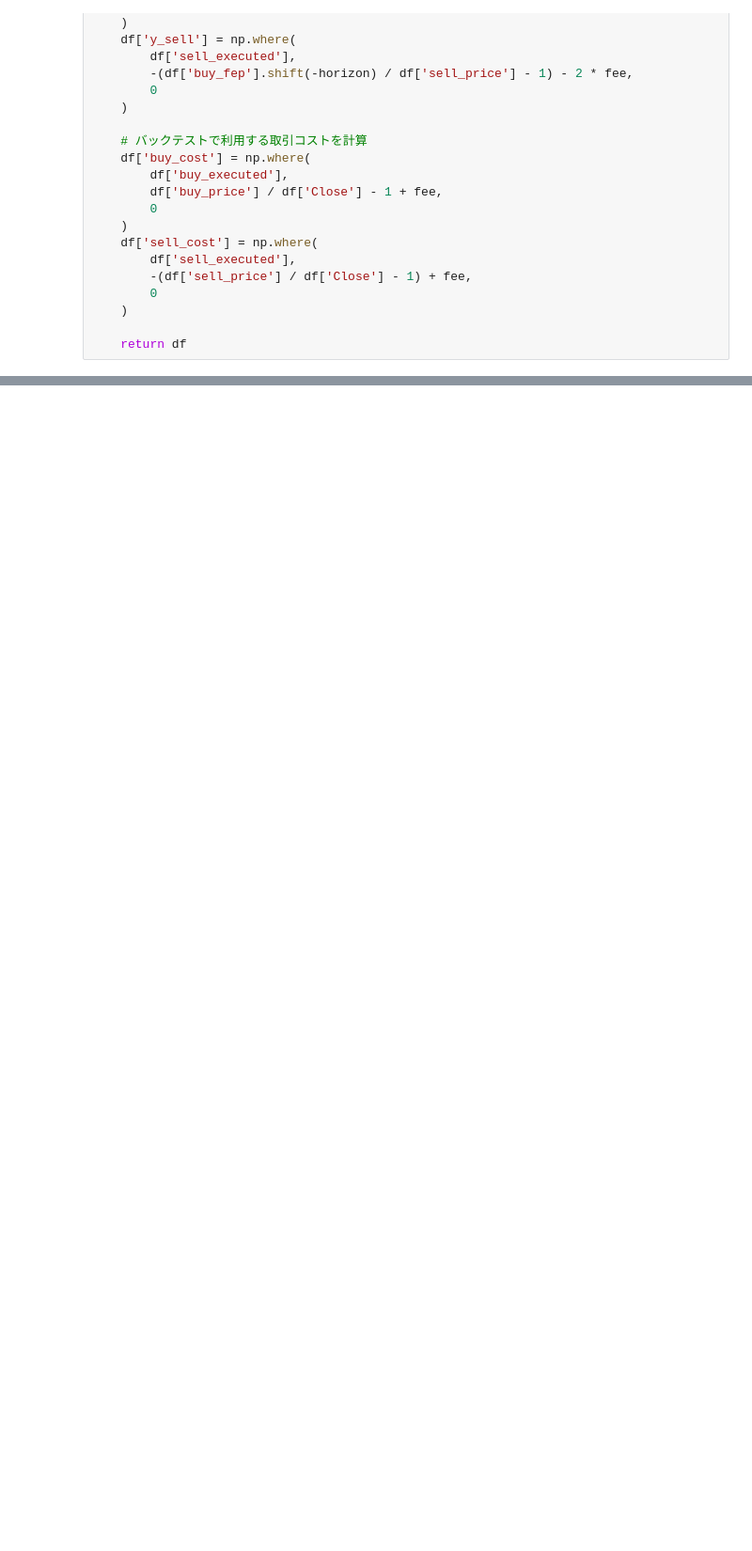
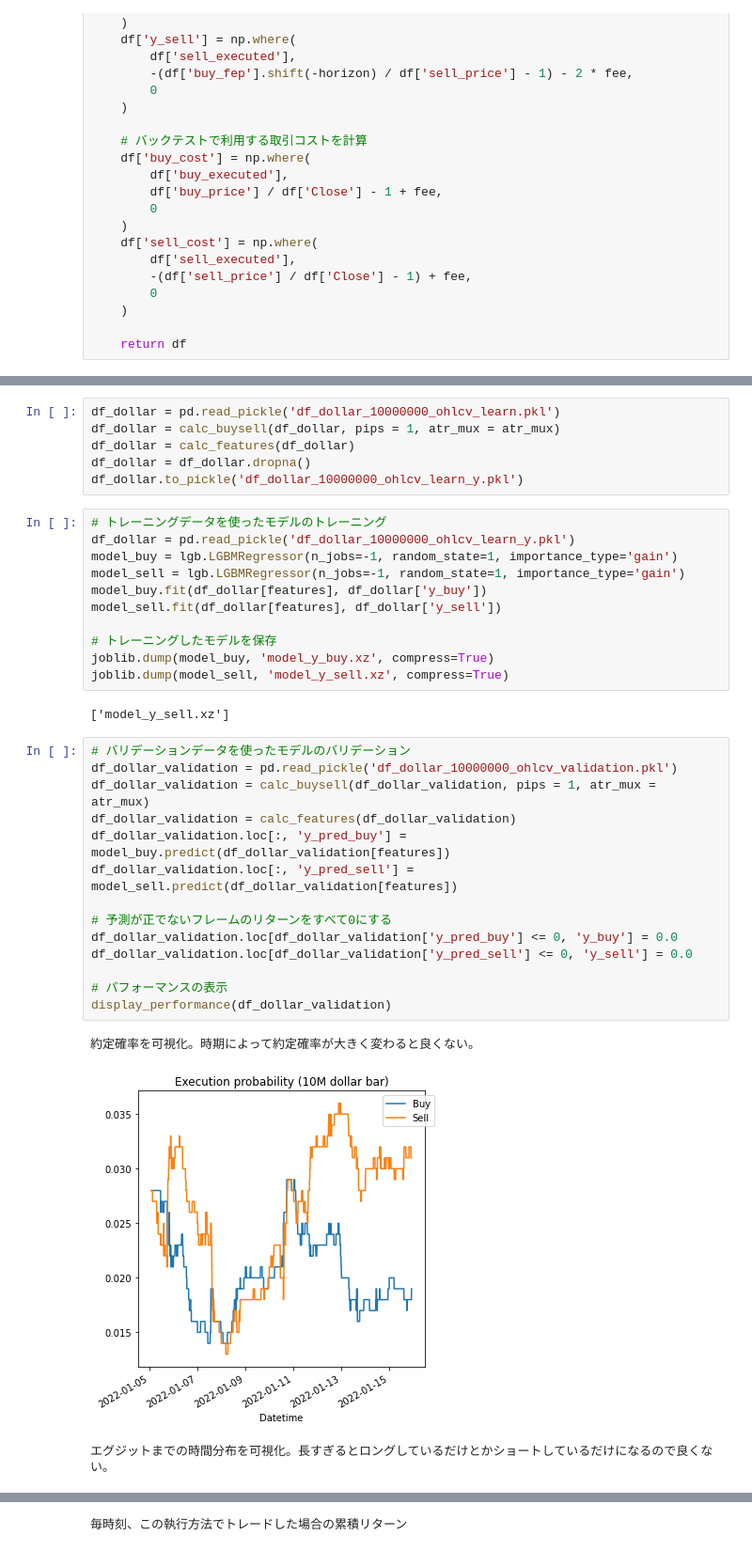
Before and after one commit to WannabeBotter/crypto_misc_jupyter, a Jupyter notebook: richman_dollarbar/richman_dollarbar.ipynb, the cells around one changed output, grey strips where cells are left out. Shown at 94% size. Drawn from its saved outputs; the diff is of its cells as text; blank space fills up the shorter version.

```diff
--- a/richman_dollarbar/richman_dollarbar.ipynb
+++ b/richman_dollarbar/richman_dollarbar.ipynb
@@ -427,0 +462,37 @@ Name: y_sell, dtype: float64
+# %%
+df_dollar = pd.read_pickle('df_dollar_10000000_ohlcv_learn.pkl')
+df_dollar = calc_buysell(df_dollar, pips = 1, atr_mux = atr_mux)
+df_dollar = calc_features(df_dollar)
+df_dollar = df_dollar.dropna()
+df_dollar.to_pickle('df_dollar_10000000_ohlcv_learn_y.pkl')
+# %%
+# トレーニングデータを使ったモデルのトレーニング
+df_dollar = pd.read_pickle('df_dollar_10000000_ohlcv_learn_y.pkl')
+model_buy = lgb.LGBMRegressor(n_jobs=-1, random_state=1, importance_type='gain')
+model_sell = lgb.LGBMRegressor(n_jobs=-1, random_state=1, importance_type='gain')
+model_buy.fit(df_dollar[features], df_dollar['y_buy'])
+model_sell.fit(df_dollar[features], df_dollar['y_sell'])
+
+# トレーニングしたモデルを保存
+joblib.dump(model_buy, 'model_y_buy.xz', compress=True)
+joblib.dump(model_sell, 'model_y_sell.xz', compress=True)
+# %% [output]
+['model_y_sell.xz']
+# %%
+# バリデーションデータを使ったモデルのバリデーション
+df_dollar_validation = pd.read_pickle('df_dollar_10000000_ohlcv_validation.pkl')
+df_dollar_validation = calc_buysell(df_dollar_validation, pips = 1, atr_mux = atr_mux)
+df_dollar_validation = calc_features(df_dollar_validation)
+df_dollar_validation.loc[:, 'y_pred_buy'] = model_buy.predict(df_dollar_validation[features])
+df_dollar_validation.loc[:, 'y_pred_sell'] = model_sell.predict(df_dollar_validation[features])
+
+# 予測が正でないフレームのリターンをすべて0にする
+df_dollar_validation.loc[df_dollar_validation['y_pred_buy'] <= 0, 'y_buy'] = 0.0
+df_dollar_validation.loc[df_dollar_validation['y_pred_sell'] <= 0, 'y_sell'] = 0.0
+
+# パフォーマンスの表示
+display_performance(df_dollar_validation)
+# %% [output]
+約定確率を可視化。時期によって約定確率が大きく変わると良くない。
+[figure, added]
+エグジットまでの時間分布を可視化。長すぎるとロングしているだけとかショートしているだけになるので良くない。
@@ -427,0 +501 @@ Name: y_sell, dtype: float64
+毎時刻、この執行方法でトレードした場合の累積リターン
```
Also changed, not shown: parts of 12 cells of this notebook.
